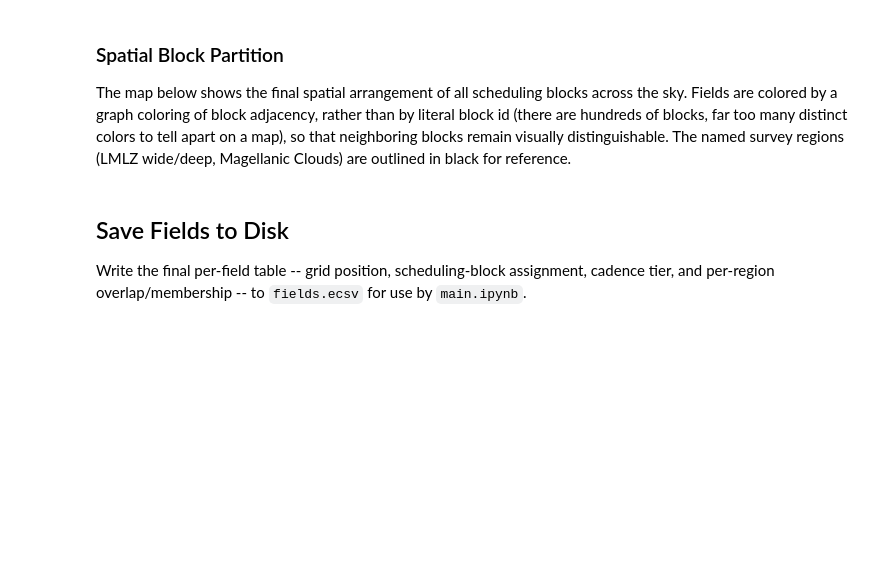
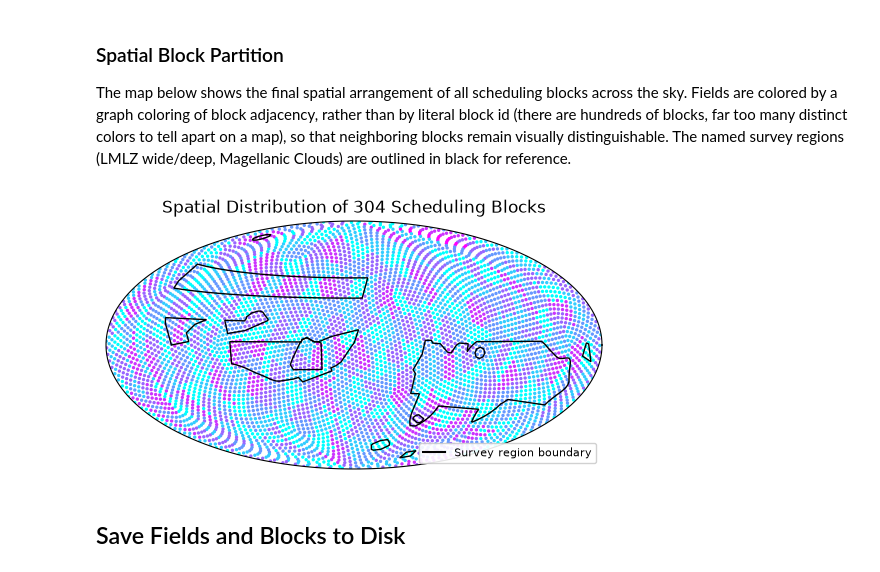
Before and after one commit to m4opt/uvex-scheduler, a Jupyter notebook: notebooks/skyblocks.ipynb, the cells around one changed output. Cells and saved outputs as stored; diff of their text form; code cells hidden in the pictures; blank space fills up the shorter version.

```diff
--- a/notebooks/skyblocks.ipynb
+++ b/notebooks/skyblocks.ipynb
@@ -1097,35 +1285,36 @@ Clouds) are outlined in black for reference.
 # %%
 # ========================================= #
 # Visualize and Summarize the Partition     #
 # ========================================= #
 # Color each field by a small palette assigned via graph coloring of block adjacency (not by
 # literal block id -- there are hundreds of blocks, far too many distinct colors to read on a
 # map) so spatially neighboring blocks are visually distinct.
 fig = plt.figure()
 ax = fig.add_subplot(projection="astro aitoff", center="8h 0d")
 for key in ["ra", "dec"]:
     ax.coords[key].set_ticklabel_visible(False)
     ax.coords[key].set_ticks_visible(False)
 _block_colors = partition_graph_color(FIELD_GRAPH, FIELDS["BLOCK_ID"])[
     FIELDS["BLOCK_ID"]
 ]
 ax.scatter_coord(FIELDS["TARGET_COORD"], c=_block_colors, s=2, cmap="cool")
 for region in PLOT_REGIONS:
     ax.add_patch(region.to_pixel(ax.wcs).as_artist(color="black"))
 ax.plot([], [], color="black", label="Survey region boundary")
 ax.legend(loc="lower right", fontsize=8, framealpha=0.9)
-ax.set_title(f"Spatial Distribution of {FIELDS['BLOCK_ID'].max() + 1} Scheduling Blocks")
+ax.set_title(
+    f"Spatial Distribution of {FIELDS['BLOCK_ID'].max() + 1} Scheduling Blocks"
+)
 
 if SAVE_BLOCK_PARTITION_PLOT:
     fig.savefig(
         OUTPUT_PATH / "block_partition_map.pdf",
         dpi=300,
         metadata={"CreationDate": None},
     )
+# %% [output]
+[figure, added]
 # %% [markdown]
-## Save Fields to Disk
-
-Write the final per-field table -- grid position, scheduling-block assignment, cadence tier, and
-per-region overlap/membership -- to ``fields.ecsv`` for use by ``main.ipynb``.
+## Save Fields and Blocks to Disk
 # %%
 # ========================================= #
```
Also changed, not shown: parts of 13 cells of this notebook.
